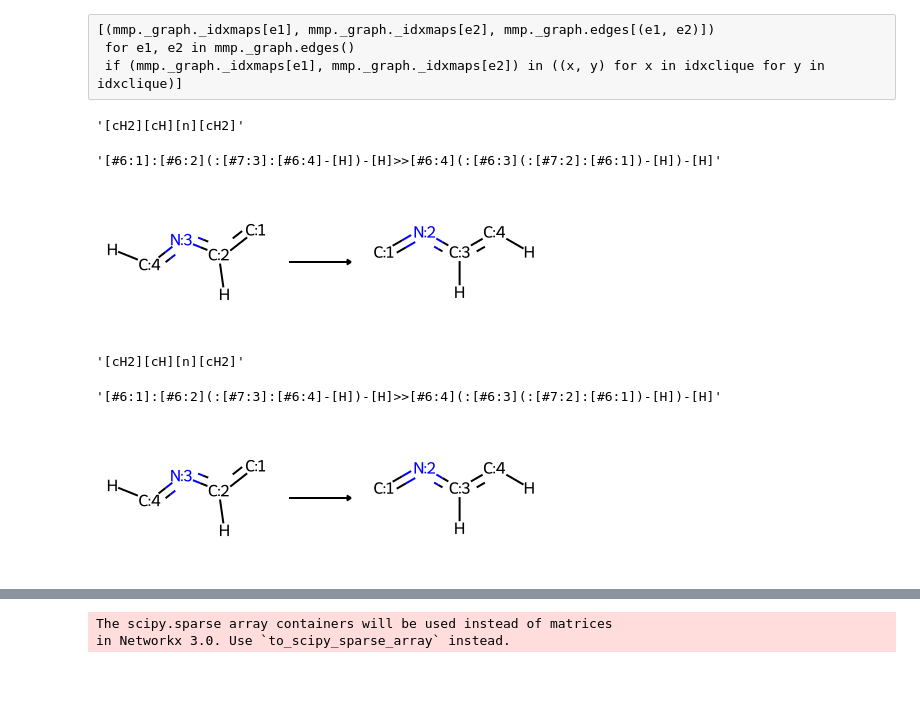
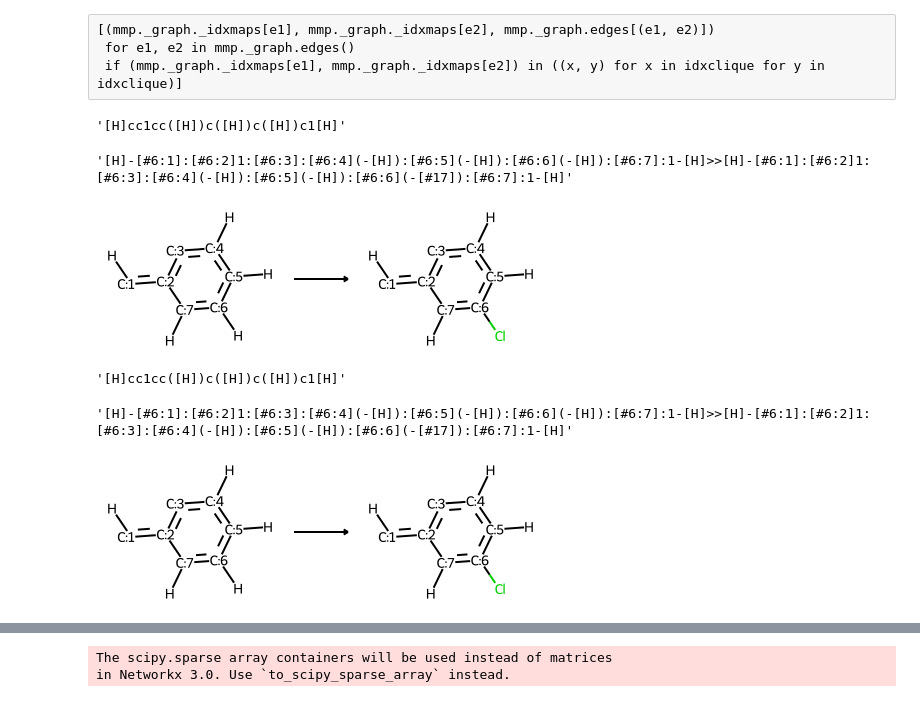
Before and after one commit to warner121/wizepair2, a Jupyter notebook: notebooks/dev-nx.ipynb, the cells around one changed output, grey strips where cells are left out. Cells and saved outputs as stored; diff of their text form; code cells hidden in the pictures.

Commit message:
remove variable correspondence, alternative solvers and add hydrogens to fragment output

```diff
--- a/notebooks/dev-nx.ipynb
+++ b/notebooks/dev-nx.ipynb
@@ -578,4 +536,5 @@ mmp = MMP('Cc1cccnc1', 'Cc1ccccn1', strictness=5, correspondence=2)
 # %%
-#mmp = MMP('CC(=O)CCc1ccc2ccccc2c1', 'CC(=O)CCc1ccc2cc(Cl)ccc2c1', strictness=5, correspondence=1)
-#mmp = MMP('S=c1[nH]ccn1Cc1ccccc1Cl', 'S=c1[nH]ccn1Cc1cc(Cl)ccc1Cl', strictness=5, correspondence=1)
-#mmp = MMP('NC1=N[C@@H](CCc2ccccc2)CO1', 'NC1=N[C@@H](CCc2cccc(Cl)c2)CO1', strictness=5, correspondence=1)
+# canonicalization
+mmp = MMP('CC(=O)CCc1ccc2ccccc2c1', 'CC(=O)CCc1ccc2cc(Cl)ccc2c1', strictness=5)
+#mmp = MMP('S=c1[nH]ccn1Cc1ccccc1Cl', 'S=c1[nH]ccn1Cc1cc(Cl)ccc1Cl', strictness=5)
+#mmp = MMP('NC1=N[C@@H](CCc2ccccc2)CO1', 'NC1=N[C@@H](CCc2cccc(Cl)c2)CO1', strictness=5)
@@ -586,4 +550,4 @@ mmp = MMP('Cc1cccnc1', 'Cc1ccccn1', strictness=5, correspondence=2)
 # %%
-response = mmp.execute(solver=max_weight_clique)
+response = mmp.execute()
 response
 # %% [output]
@@ -634,31 +598,31 @@ mmp._mol2
  for e1, e2 in mmp._graph.edges()
  if (mmp._graph._idxmaps[e1], mmp._graph._idxmaps[e2]) in ((x, y) for x in idxclique for y in idxclique)]
 # %%
-response[3]['fragment1']
+response[1]['fragment1']
 # %% [output]
-'[cH2][cH][n][cH2]'
+'[H]cc1cc([H])c([H])c([H])c1[H]'
 # %%
-response[3]['smirks']
+response[1]['smirks']
 # %% [output]
-'[#6:1]:[#6:2](:[#7:3]:[#6:4]-[H])-[H]>>[#6:4](:[#6:3](:[#7:2]:[#6:1])-[H])-[H]'
+'[H]-[#6:1]:[#6:2]1:[#6:3]:[#6:4](-[H]):[#6:5](-[H]):[#6:6](-[H]):[#6:7]:1-[H]>>[H]-[#6:1]:[#6:2]1:[#6:3]:[#6:4](-[H]):[#6:5](-[H]):[#6:6](-[#17]):[#6:7]:1-[H]'
 # %%
-rxn = Chem.rdChemReactions.ReactionFromSmarts(response[3]['smirks'])
+rxn = Chem.rdChemReactions.ReactionFromSmarts(response[1]['smirks'])
 rxn
 # %% [output]
-[figure, old version]
+[figure, new version]
 # %%
-response[3]['fragment1']
+response[1]['fragment1']
 # %% [output]
-'[cH2][cH][n][cH2]'
+'[H]cc1cc([H])c([H])c([H])c1[H]'
 # %%
-response[3]['smirks']
+response[1]['smirks']
 # %% [output]
-'[#6:1]:[#6:2](:[#7:3]:[#6:4]-[H])-[H]>>[#6:4](:[#6:3](:[#7:2]:[#6:1])-[H])-[H]'
+'[H]-[#6:1]:[#6:2]1:[#6:3]:[#6:4](-[H]):[#6:5](-[H]):[#6:6](-[H]):[#6:7]:1-[H]>>[H]-[#6:1]:[#6:2]1:[#6:3]:[#6:4](-[H]):[#6:5](-[H]):[#6:6](-[#17]):[#6:7]:1-[H]'
 # %%
-rxn = Chem.rdChemReactions.ReactionFromSmarts(response[3]['smirks'])
+rxn = Chem.rdChemReactions.ReactionFromSmarts(response[1]['smirks'])
 rxn
 # %% [output]
-[figure, old version]
+[figure, new version]
 # %%
 reactant = Chem.AddHs(Chem.MolFromSmiles(mmp._smiles1))
 products = rxn.RunReactants((reactant,))
```
Also changed, not shown: parts of 13 cells of this notebook, 15 other files.
